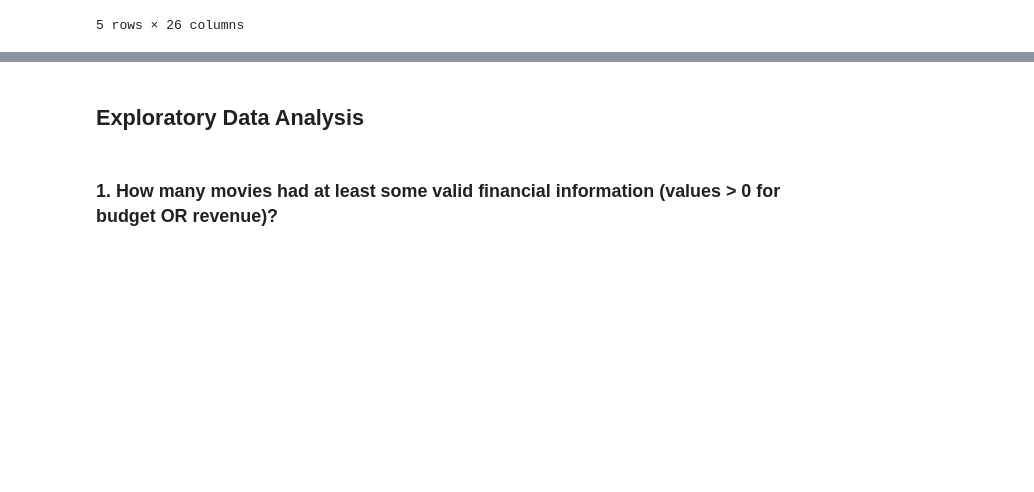
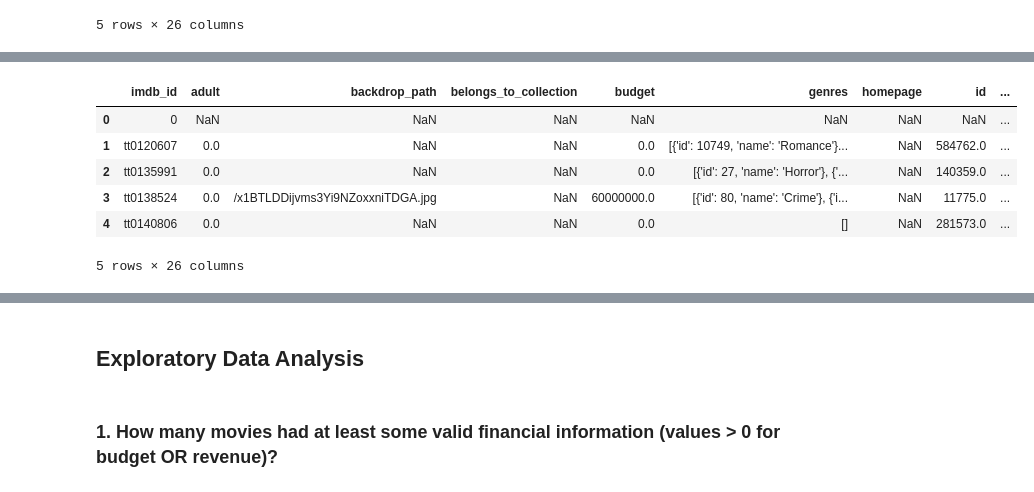
Before and after one commit to rdbhatkal/IMDB, a Jupyter notebook: Exploratory Data Analysis.ipynb, the cells around one changed output, grey strips where cells are left out. Drawn from its saved outputs; the diff is of its cells as text; code cells hidden in the pictures; blank space fills up the shorter version.

```diff
--- a/Exploratory Data Analysis.ipynb
+++ b/Exploratory Data Analysis.ipynb
@@ -33,0 +46,12 @@ year2001.head()
+# %%
+# Load in your csv.gz's of results for each year extracted
+year2003 = pd.read_csv("Data/final_tmdb_data_2003.csv.gz", low_memory = False)
+year2003.head()
+# %% [output]
+|  | imdb_id | adult | backdrop_path | belongs_to_collection | budget | genres | homepage | id | ... |
+| 0 | 0 | NaN | NaN | NaN | NaN | NaN | NaN | NaN | ... |
+| 1 | tt0120607 | 0.0 | NaN | NaN | 0.0 | [{'id': 10749, 'name': 'Romance'}... | NaN | 584762.0 | ... |
+| 2 | tt0135991 | 0.0 | NaN | NaN | 0.0 | [{'id': 27, 'name': 'Horror'}, {'... | NaN | 140359.0 | ... |
+| 3 | tt0138524 | 0.0 | /x1BTLDDijvms3Yi9NZoxxniTDGA.jpg | NaN | 60000000.0 | [{'id': 80, 'name': 'Crime'}, {'i... | NaN | 11775.0 | ... |
+| 4 | tt0140806 | 0.0 | NaN | NaN | 0.0 | [] | NaN | 281573.0 | ... |
+5 rows × 26 columns
```
Also changed, not shown: parts of 21 cells of this notebook, 9 other files.
